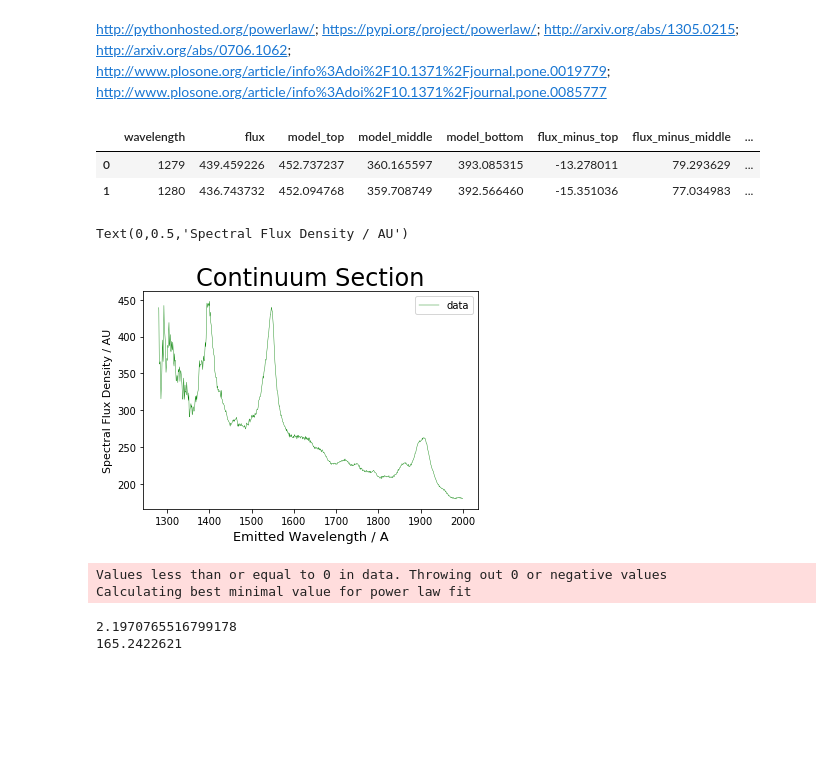
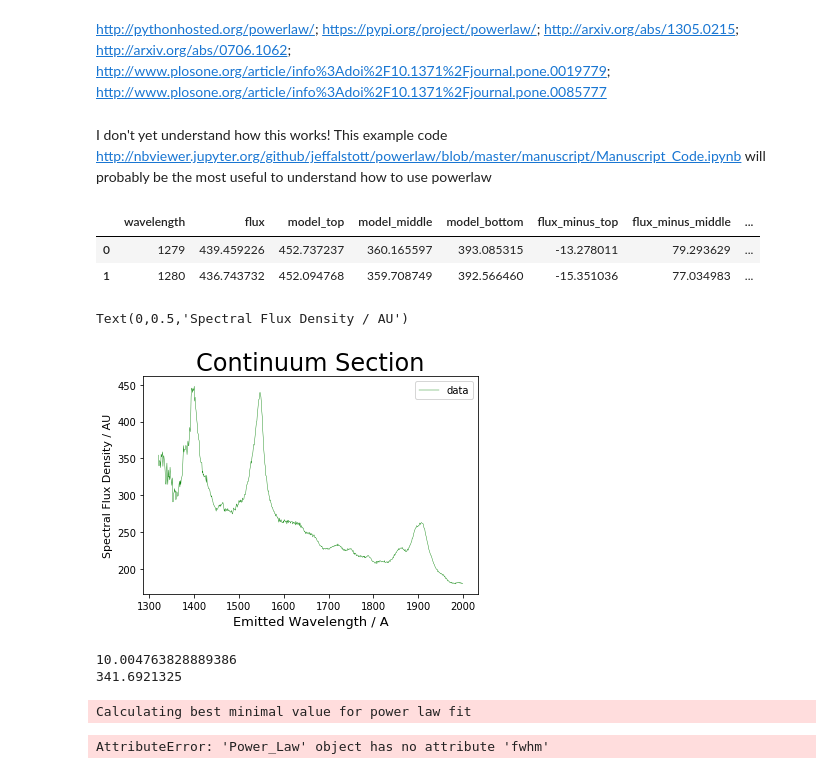
Before and after one commit to spyphyz/curve_fit, a Jupyter notebook: curve_fit_spectrograph.ipynb, the cells around one changed output. Drawn from its saved outputs; the diff is of its cells as text; code cells hidden in the pictures; blank space fills up the shorter version.

```diff
--- a/curve_fit_spectrograph.ipynb
+++ b/curve_fit_spectrograph.ipynb
@@ -293,6 +251,8 @@ plt.xlim((-3, 3))
 # Powerlaw
 # %% [markdown]
 http://pythonhosted.org/powerlaw/; https://pypi.org/project/powerlaw/; http://arxiv.org/abs/1305.0215; http://arxiv.org/abs/0706.1062; http://www.plosone.org/article/info%3Adoi%2F10.1371%2Fjournal.pone.0019779; http://www.plosone.org/article/info%3Adoi%2F10.1371%2Fjournal.pone.0085777
+# %% [markdown]
+I don't yet understand how this works! This example code http://nbviewer.jupyter.org/github/jeffalstott/powerlaw/blob/master/manuscript/Manuscript_Code.ipynb will probably be the most useful to understand how to use powerlaw
 # %%
 %matplotlib inline
 import numpy as np
@@ -313,26 +275,26 @@ df1.head(2)
 | 1 | 1280 | 436.743732 | 452.094768 | 359.708749 | 392.566460 | -15.351036 | 77.034983 | ... |
 # %%
 # choose the range of wavelength you want to apply the continuum fit to
-lower_limit = 0
+lower_limit = 1320
 upper_limit = 2000
 df2 = df1[(df1['wavelength'] >= lower_limit) & (df1['wavelength'] <= upper_limit)]
 
 # plot this section of spectrum (spectral flux density is in arbitrary units)
 df2.plot(x='wavelength', y='flux', lw=0.4, color='green', label='data')
 plt.title('Continuum Section', fontsize=24, color='black')
-plt.xlabel('Emitted Wavelength / A',  fontsize=13)
+plt.xlabel(r'Emitted Wavelength / $\AA$',  fontsize=13)
 plt.ylabel('Spectral Flux Density / AU', fontsize=11)
 # %% [output]
 Text(0,0.5,'Spectral Flux Density / AU')
-[figure, old version]
+[figure, new version]
 # %%
-data = df2 # data can be list or numpy array
+data = df2['flux'] # data can be list or numpy array
 results = powerlaw.Fit(data)
 print(results.power_law.alpha)
 print(results.power_law.xmin)
 R, p = results.distribution_compare('power_law', 'lognormal')
 # %% [output]
-Values less than or equal to 0 in data. Throwing out 0 or negative values
-Calculating best minimal value for power law fit
+10.004763828889386
+341.6921325
-2.1970765516799178
-165.2422621
+Calculating best minimal value for power law fit
+AttributeError: 'Power_Law' object has no attribute 'fwhm'
```
Also changed, not shown: parts of 34 cells of this notebook.
